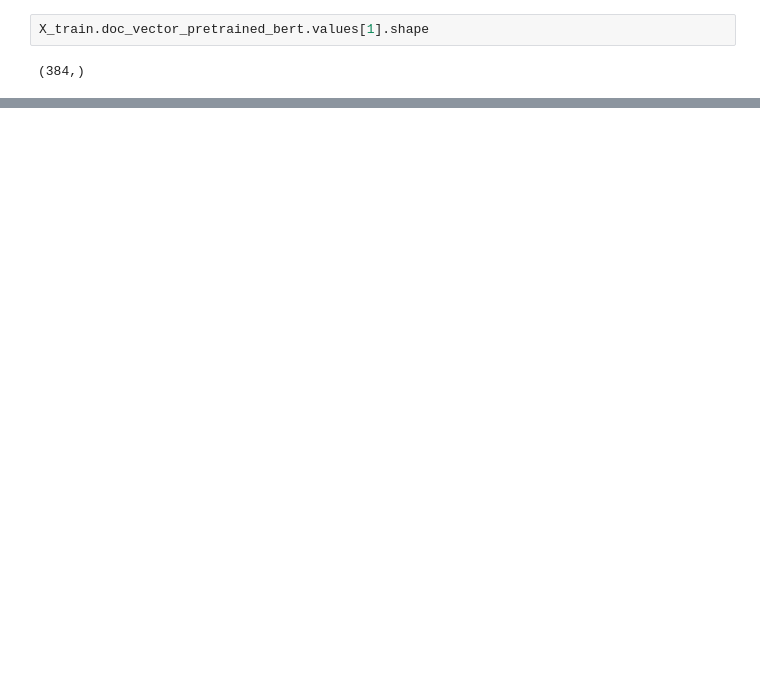
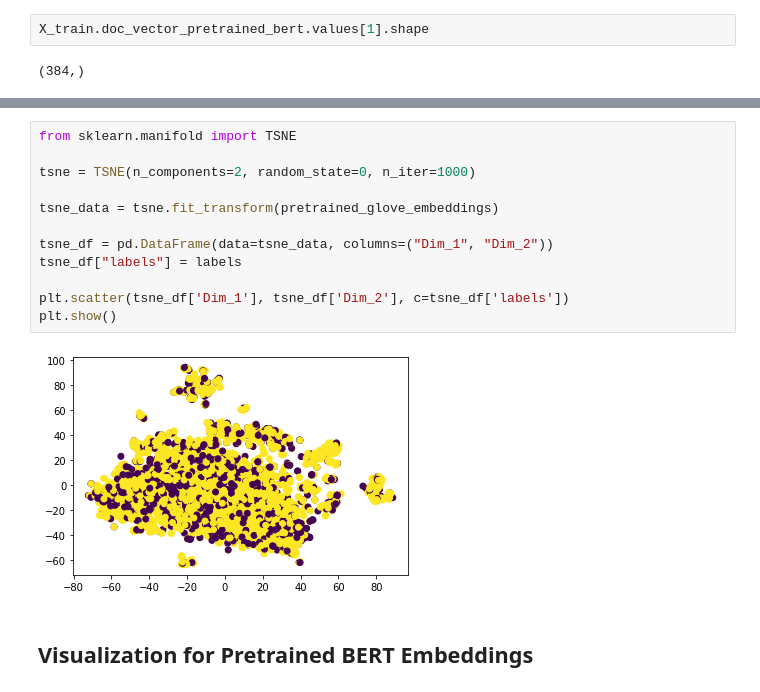
Before and after one commit to bansalkanav/Ultimate-Data-Science-Toolkit---From-Python-Basics-to-GenerativeAI, a Jupyter notebook: Module 4 - Machine Learning/02. Working with Text Data/3. Case Study - Spam Filtering (Word2Vec, Pretrained GloVe and BERT Approach)/email_spam_filtering_w2v_glove_bert.ipynb, the cells around one changed output, grey strips where cells are left out. Cells and saved outputs as stored; diff of their text form; blank space fills up the shorter version.

```diff
--- a/Module 4 - Machine Learning/02. Working with Text Data/3. Case Study - Spam Filtering (Word2Vec, Pretrained GloVe and BERT Approach)/email_spam_filtering_w2v_glove_bert.ipynb
+++ b/Module 4 - Machine Learning/02. Working with Text Data/3. Case Study - Spam Filtering (Word2Vec, Pretrained GloVe and BERT Approach)/email_spam_filtering_w2v_glove_bert.ipynb
@@ -811,0 +905,16 @@ X_train.doc_vector_pretrained_bert.values[1].shape
+# %%
+from sklearn.manifold import TSNE
+
+tsne = TSNE(n_components=2, random_state=0, n_iter=1000)
+
+tsne_data = tsne.fit_transform(pretrained_glove_embeddings)
+
+tsne_df = pd.DataFrame(data=tsne_data, columns=("Dim_1", "Dim_2"))
+tsne_df["labels"] = labels
+
+plt.scatter(tsne_df['Dim_1'], tsne_df['Dim_2'], c=tsne_df['labels'])
+plt.show()
+# %% [output]
+[figure, added]
+# %% [markdown]
+## Visualization for Pretrained BERT Embeddings
```
Also changed, not shown: parts of 28 cells of this notebook.
